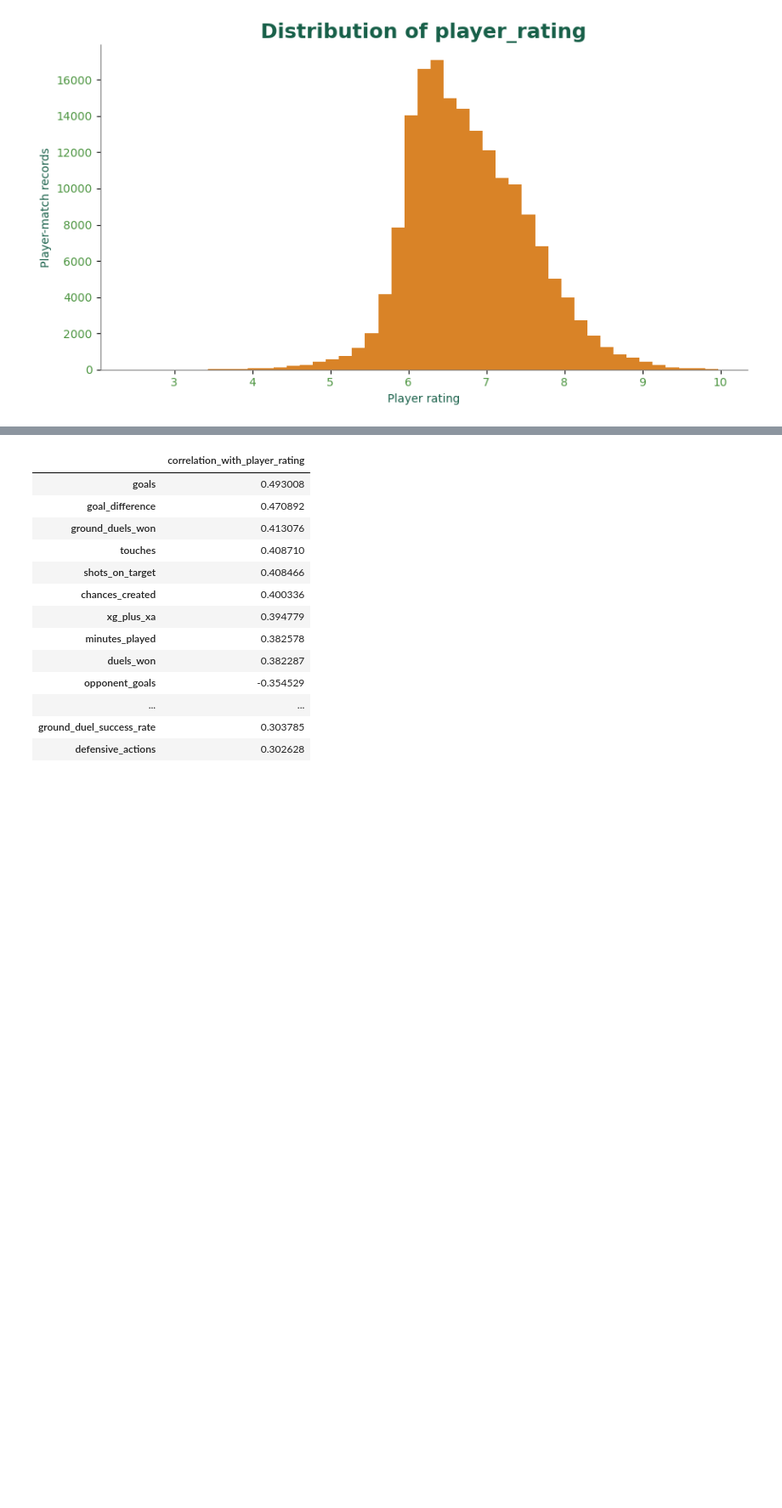
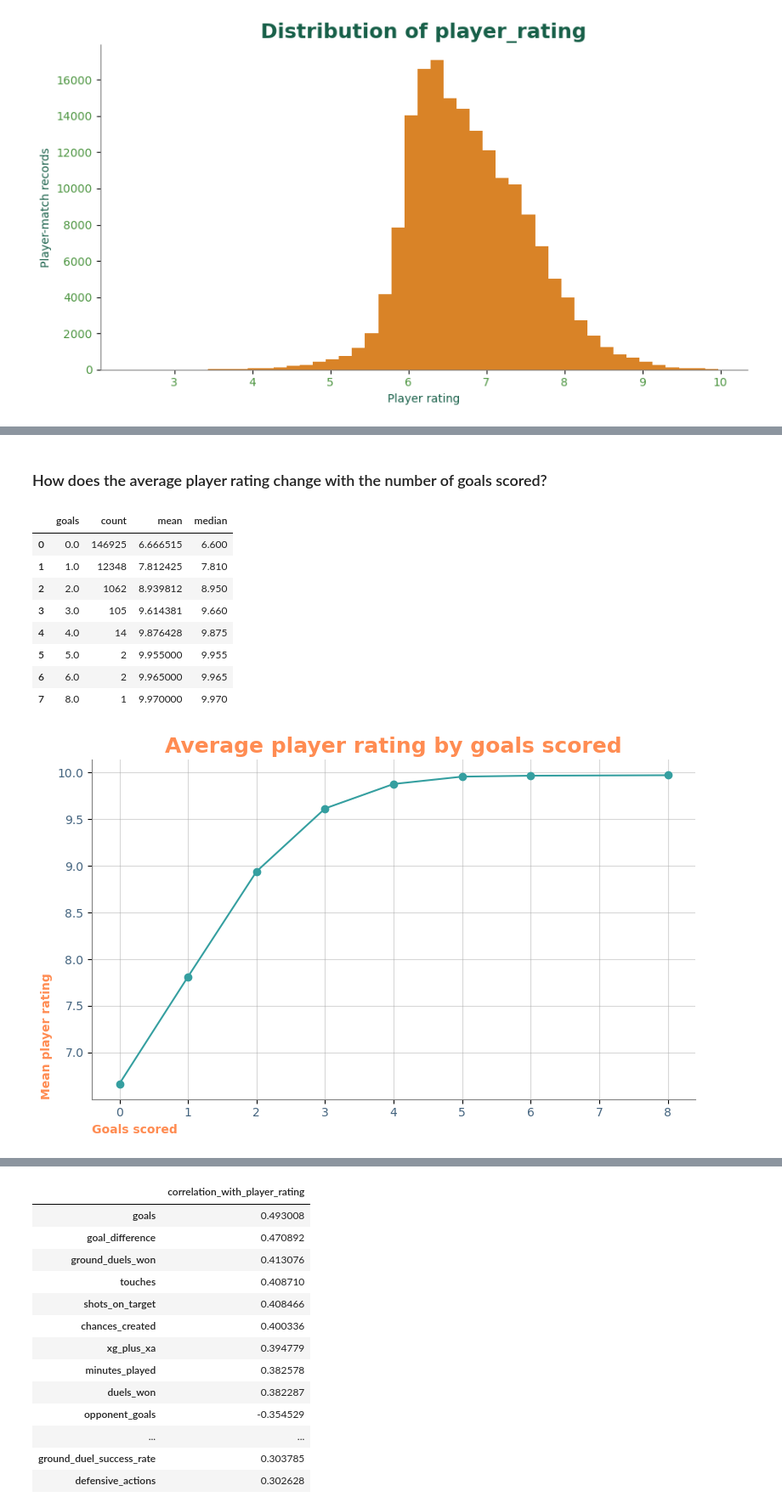
Before and after one commit to saba-ghorashi/football-player-rating-analysis, a Jupyter notebook: football_player_rating_analysis.ipynb, the cells around one changed output, grey strips where cells are left out. Shown at 85% size. Drawn from its saved outputs; the diff is of its cells as text; code cells hidden in the pictures; blank space fills up the shorter version.

```diff
--- a/football_player_rating_analysis.ipynb
+++ b/football_player_rating_analysis.ipynb
@@ -951,0 +973,40 @@ display(goal_summary)
+# %% [markdown]
+### How does the average player rating change with the number of goals scored?
+# %%
+goal_summary = (
+    df_clean.loc[df_clean["goals"].notna()]
+    .groupby("goals")[TARGET]
+    .agg(["count", "mean", "median"])
+    .reset_index()
+)
+
+display(goal_summary)
+
+plt.figure(figsize=(8, 5))
+plt.plot(
+    goal_summary["goals"],
+    goal_summary["mean"],
+    marker="o",color="#359FA0"
+)
+plt.xlabel("Goals scored",loc="left",color="#FF8C52",weight="bold")
+plt.ylabel("Mean player rating",loc="bottom",color="#FF8C52",weight="bold")
+plt.title("Average player rating by goals scored",weight="bold",fontsize=18,color="#FF8C52")
+plt.xticks(color="#43637E")
+plt.yticks(color="#43637E")
+plt.grid(alpha=0.5)
+plt.tight_layout()
+ax=plt.gca()
+ax.spines[["top","right"]].set_visible(False)
+ax.spines[["bottom","left"]].set_color("gray")
+plt.show()
+# %% [output]
+|  | goals | count | mean | median |
+| 0 | 0.0 | 146925 | 6.666515 | 6.600 |
+| 1 | 1.0 | 12348 | 7.812425 | 7.810 |
+| 2 | 2.0 | 1062 | 8.939812 | 8.950 |
+| 3 | 3.0 | 105 | 9.614381 | 9.660 |
+| 4 | 4.0 | 14 | 9.876428 | 9.875 |
+| 5 | 5.0 | 2 | 9.955000 | 9.955 |
+| 6 | 6.0 | 2 | 9.965000 | 9.965 |
+| 7 | 8.0 | 1 | 9.970000 | 9.970 |
+[figure, added]
```
Also changed, not shown: parts of 12 cells of this notebook.
